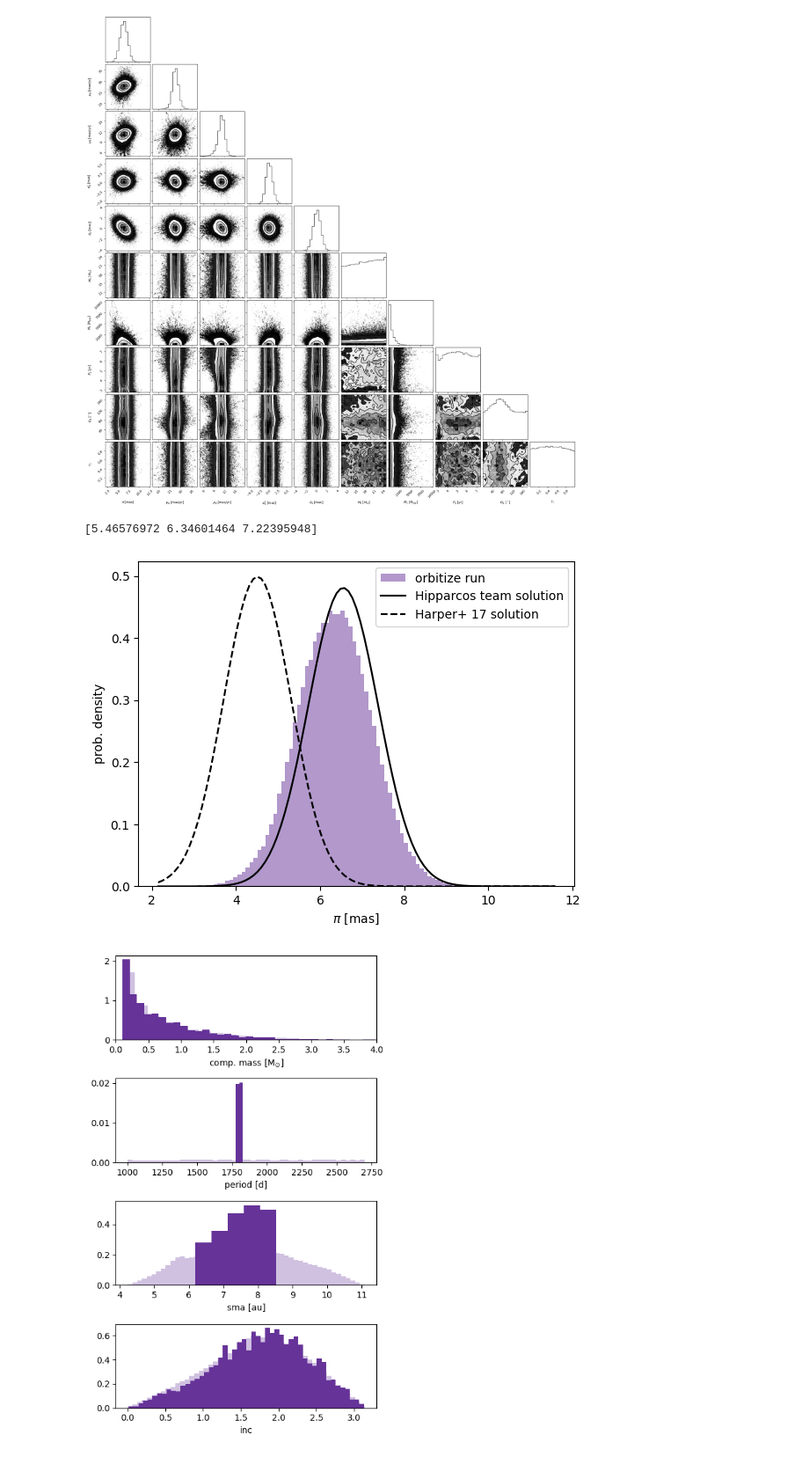
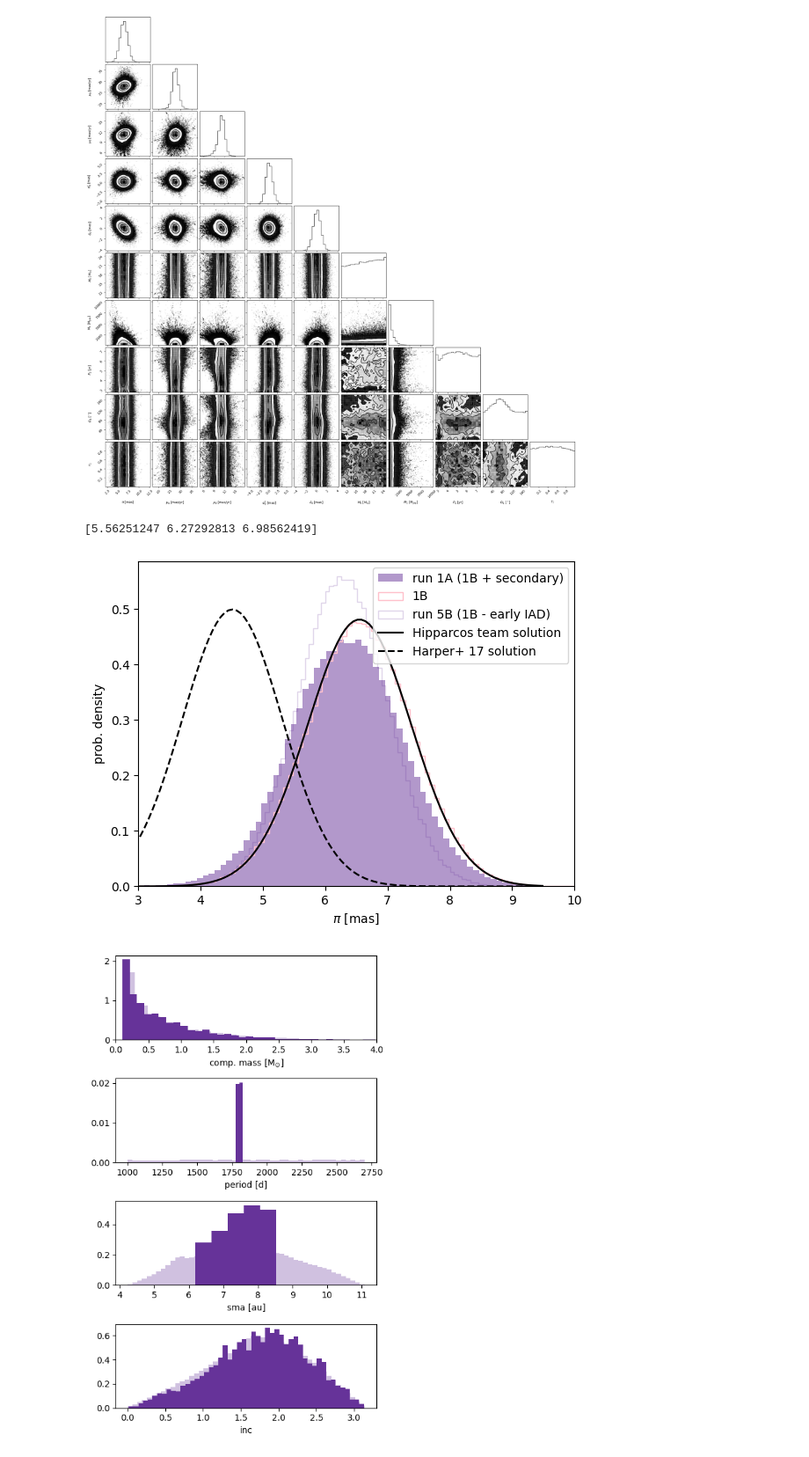
Before and after one commit to sblunt/betelgeuse, a Jupyter notebook: is_it_real.ipynb, the cells around one changed output. Shown at 88% size. Saved outputs shown, nothing was run; the diff lists cells and outputs as text; code cells hidden in the pictures.

Commit message:
parallax comparison plot & some reorganization

```diff
--- a/is_it_real.ipynb
+++ b/is_it_real.ipynb
@@ -31,12 +31,12 @@ from scipy import stats
 # load results
 fit_radio = True
 burn = 100
-total_steps = 5_000_000
+total_steps = 25_000_000
 renormHIP = False
 dvd = False
-planet = True
+planet = False
 fit_hipparcos = True
-no_bad_hipparcos = False
+no_bad_hipparcos = True
 
 run_name = "planet{}_dvd{}_renormHIP{}_fitradio{}_fithipparcos{}".format(
     planet, dvd, renormHIP, fit_radio, fit_hipparcos
@@ -81,43 +81,73 @@ plt.savefig("{}/corner.png".format(savedir), dpi=250)
 # %%
 # compare parallax
 
+run5B = "planetFalse_dvdFalse_renormHIPFalse_fitradioTrue_fithipparcosTrue_nofirstIAD_burn100_total25000000"
+run1A = "planetTrue_dvdFalse_renormHIPFalse_fitradioTrue_fithipparcosTrue_burn100_total5000000"
+run1B = "planetFalse_dvdFalse_renormHIPFalse_fitradioTrue_fithipparcosTrue_burn100_total5000000"
+
+results_5B = results.Results()
+results_5B.load_results("results/{}.hdf5".format(run5B))
+
+results_1B = results.Results()
+results_1B.load_results("results/{}.hdf5".format(run1B))
+
+results_1A = results.Results()
+results_1A.load_results("results/{}.hdf5".format(run1A))
+
 plt.figure()
 hts, bins, _ = plt.hist(
-    beetle_results.post[:, beetle_results.system.param_idx["plx"]],
+    results_1A.post[:, beetle_results.system.param_idx["plx"]],
     bins=100,
-    # label="Hipparcos-only, no error mods",
-    label="orbitize run",
+    label="run 1A (1B + secondary)",
     density=True,
     color="rebeccapurple",
     alpha=0.5,
+)
+hts, bins, _ = plt.hist(
+    results_1B.post[:, beetle_results.system.param_idx["plx"]],
+    bins=100,
+    label="1B",
+    density=True,
+    color="pink",
+    histtype="step",
+)
+hts, bins, _ = plt.hist(
+    results_5B.post[:, beetle_results.system.param_idx["plx"]],
+    bins=100,
+    label="run 5B (1B - early IAD)",
+    density=True,
+    color="rebeccapurple",
+    alpha=0.2,
+    histtype="step",
 )
 
 # overplot Hipparcos team solution
 plt.plot(
     bins,
     stats.norm.pdf(bins, 6.55, 0.83),
     label="Hipparcos team solution",
     color="k",
 )
 plt.plot(
     bins,
     stats.norm.pdf(bins, 4.51, 0.80),
     label="Harper+ 17 solution",
     color="k",
     ls="--",
 )
 plt.legend()
+plt.xlim(3, 10)
 plt.xlabel("$\pi$ [mas]")
 plt.ylabel("prob. density")
 plt.savefig("{}/plx.png".format(savedir), dpi=250)
 
 plx_quantiles = np.quantile(
     beetle_results.post[:, beetle_results.system.param_idx["plx"]], [0.16, 0.5, 0.84]
 )
 print(plx_quantiles)
 # %% [output]
-[5.46576972 6.34601464 7.22395948]
+[5.56251247 6.27292813 6.98562419]
-[figure, old version]
+[figure, new version]
 # %%
 fig, ax = plt.subplots(4, 1, figsize=(5, 8))
 
```
Also changed, not shown: 24 other files.
